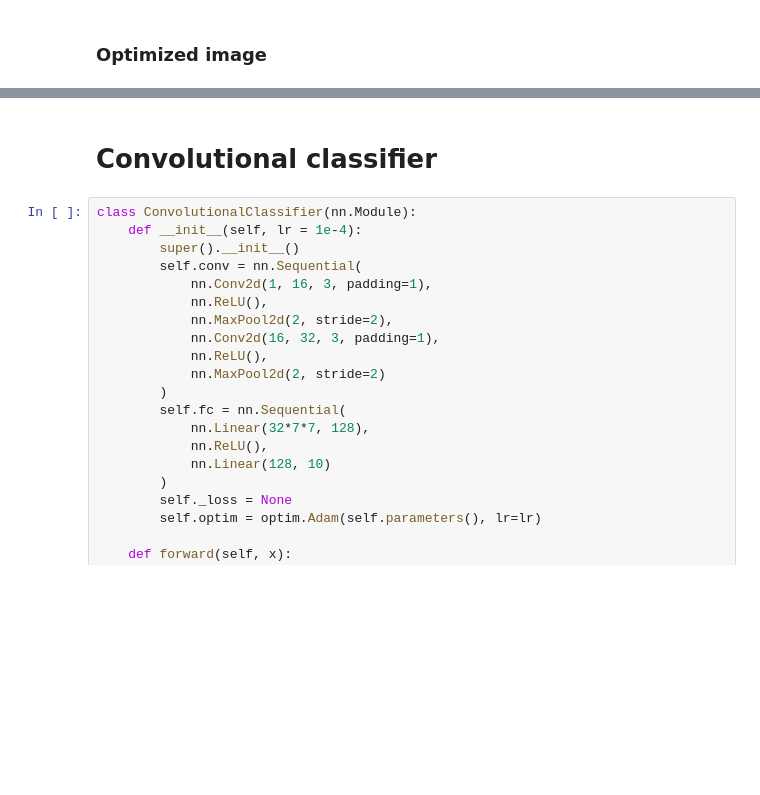
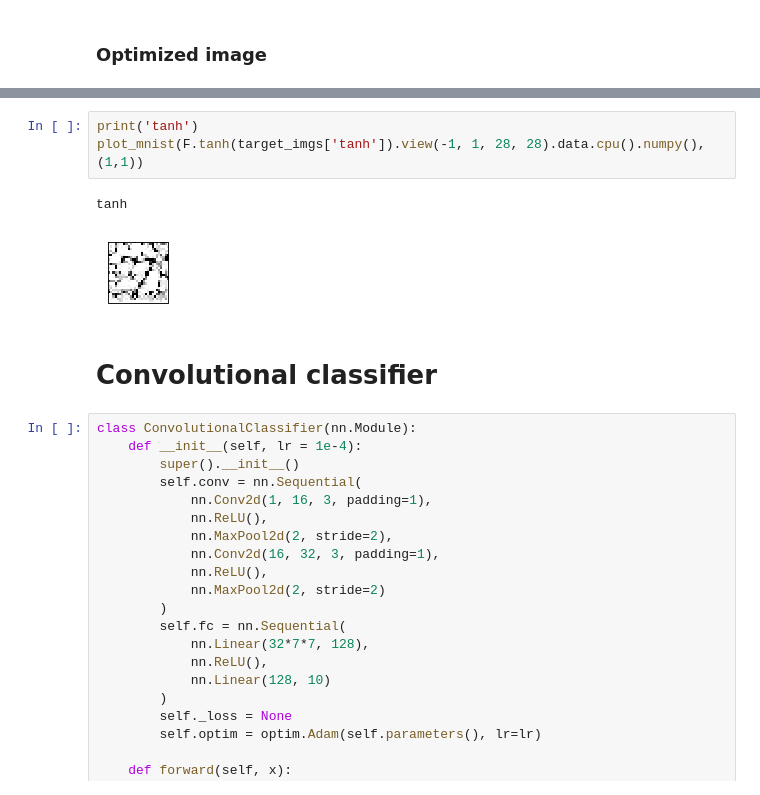
Before and after one commit to seliverstov/oml, a Jupyter notebook: hw5/my_conv_ae_and_clf.ipynb, the cells around one changed output, grey strips where cells are left out. Saved outputs shown, nothing was run; the diff lists cells and outputs as text; blank space fills up the shorter version.

```diff
--- a/hw5/my_conv_ae_and_clf.ipynb
+++ b/hw5/my_conv_ae_and_clf.ipynb
@@ -254,3 +282,9 @@ plot_mnist(target_img, (1,1))
+# %%
+print('tanh')
+plot_mnist(F.tanh(target_imgs['tanh']).view(-1, 1, 28, 28).data.cpu().numpy(), (1,1))
+# %% [output]
+tanh
+[figure, added]
 # %% [markdown]
 # Convolutional classifier
 # %%
```
Also changed, not shown: parts of 26 cells of this notebook.
